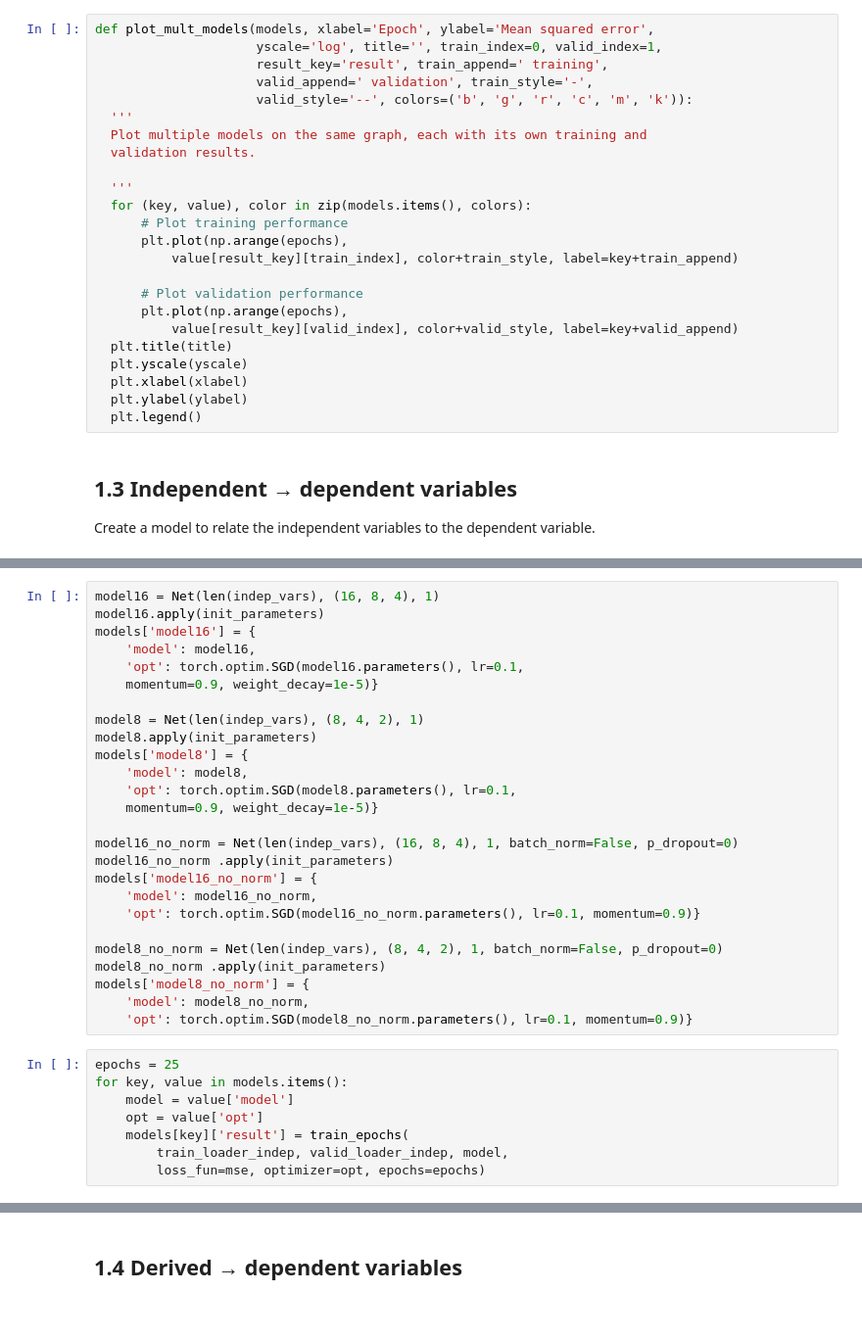
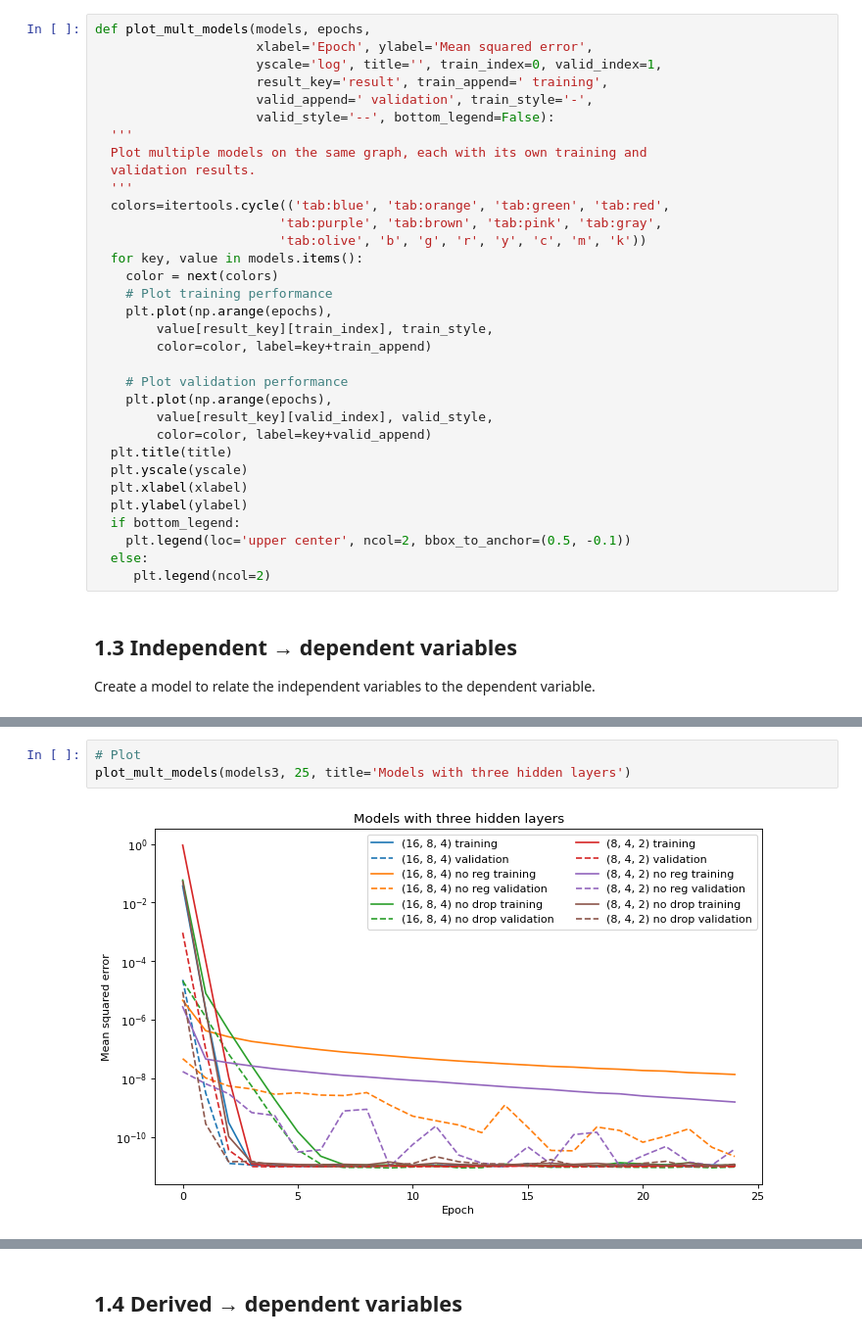
Before and after one commit to vtd9/solar_regression, a Jupyter notebook: hw2.ipynb, the cells around one changed output, grey strips where cells are left out. Shown: that part at 98% size. Cells and saved outputs as stored; diff of their text form; blank space fills up the shorter version.

```diff
--- a/hw2.ipynb
+++ b/hw2.ipynb
@@ -233,29 +298,38 @@ def train_epochs(train_loader, valid_loader, model, loss_fun, optimizer,
 
     return train_losses, test_losses
 # %%
-def plot_mult_models(models, xlabel='Epoch', ylabel='Mean squared error',
+def plot_mult_models(models, epochs,
+                     xlabel='Epoch', ylabel='Mean squared error',
                      yscale='log', title='', train_index=0, valid_index=1,
                      result_key='result', train_append=' training',
                      valid_append=' validation', train_style='-',
-                     valid_style='--', colors=('b', 'g', 'r', 'c', 'm', 'k')):
+                     valid_style='--', bottom_legend=False):
   '''
   Plot multiple models on the same graph, each with its own training and
   validation results.
+  '''
+  colors=itertools.cycle(('tab:blue', 'tab:orange', 'tab:green', 'tab:red',
+                        'tab:purple', 'tab:brown', 'tab:pink', 'tab:gray',
+                        'tab:olive', 'b', 'g', 'r', 'y', 'c', 'm', 'k'))
+  for key, value in models.items():
+    color = next(colors)
+    # Plot training performance
+    plt.plot(np.arange(epochs),
+        value[result_key][train_index], train_style,
+        color=color, label=key+train_append)
 
-  '''
-  for (key, value), color in zip(models.items(), colors):
-      # Plot training performance
-      plt.plot(np.arange(epochs),
-          value[result_key][train_index], color+train_style, label=key+train_append)
-
-      # Plot validation performance
-      plt.plot(np.arange(epochs),
-          value[result_key][valid_index], color+valid_style, label=key+valid_append)
+    # Plot validation performance
+    plt.plot(np.arange(epochs),
+        value[result_key][valid_index], valid_style,
+        color=color, label=key+valid_append)
   plt.title(title)
   plt.yscale(yscale)
   plt.xlabel(xlabel)
   plt.ylabel(ylabel)
-  plt.legend()
+  if bottom_legend:
+    plt.legend(loc='upper center', ncol=2, bbox_to_anchor=(0.5, -0.1))
+  else:
+     plt.legend(ncol=2)
 # %% [markdown]
 ## 1.3 Independent &rarr; dependent variables
 
@@ -287,34 +357,5 @@ models = {}
-# %%
-model16 = Net(len(indep_vars), (16, 8, 4), 1)
-model16.apply(init_parameters)
-models['model16'] = {
-    'model': model16,
-    'opt': torch.optim.SGD(model16.parameters(), lr=0.1,
-    momentum=0.9, weight_decay=1e-5)}
-
-model8 = Net(len(indep_vars), (8, 4, 2), 1)
-model8.apply(init_parameters)
-models['model8'] = {
-    'model': model8,
-    'opt': torch.optim.SGD(model8.parameters(), lr=0.1,
-    momentum=0.9, weight_decay=1e-5)}
-
-model16_no_norm = Net(len(indep_vars), (16, 8, 4), 1, batch_norm=False, p_dropout=0)
-model16_no_norm .apply(init_parameters)
-models['model16_no_norm'] = {
-    'model': model16_no_norm,
-    'opt': torch.optim.SGD(model16_no_norm.parameters(), lr=0.1, momentum=0.9)}
-
-model8_no_norm = Net(len(indep_vars), (8, 4, 2), 1, batch_norm=False, p_dropout=0)
-model8_no_norm .apply(init_parameters)
-models['model8_no_norm'] = {
-    'model': model8_no_norm,
-    'opt': torch.optim.SGD(model8_no_norm.parameters(), lr=0.1, momentum=0.9)}
-# %%
-epochs = 25
-for key, value in models.items():
-    model = value['model']
-    opt = value['opt']
-    models[key]['result'] = train_epochs(
-        train_loader_indep, valid_loader_indep, model,
-        loss_fun=mse, optimizer=opt, epochs=epochs)
+# %%
+# Plot
+plot_mult_models(models3, 25, title='Models with three hidden layers')
+# %% [output]
+[figure, added]
```
Also changed, not shown: parts of 26 cells of this notebook.
